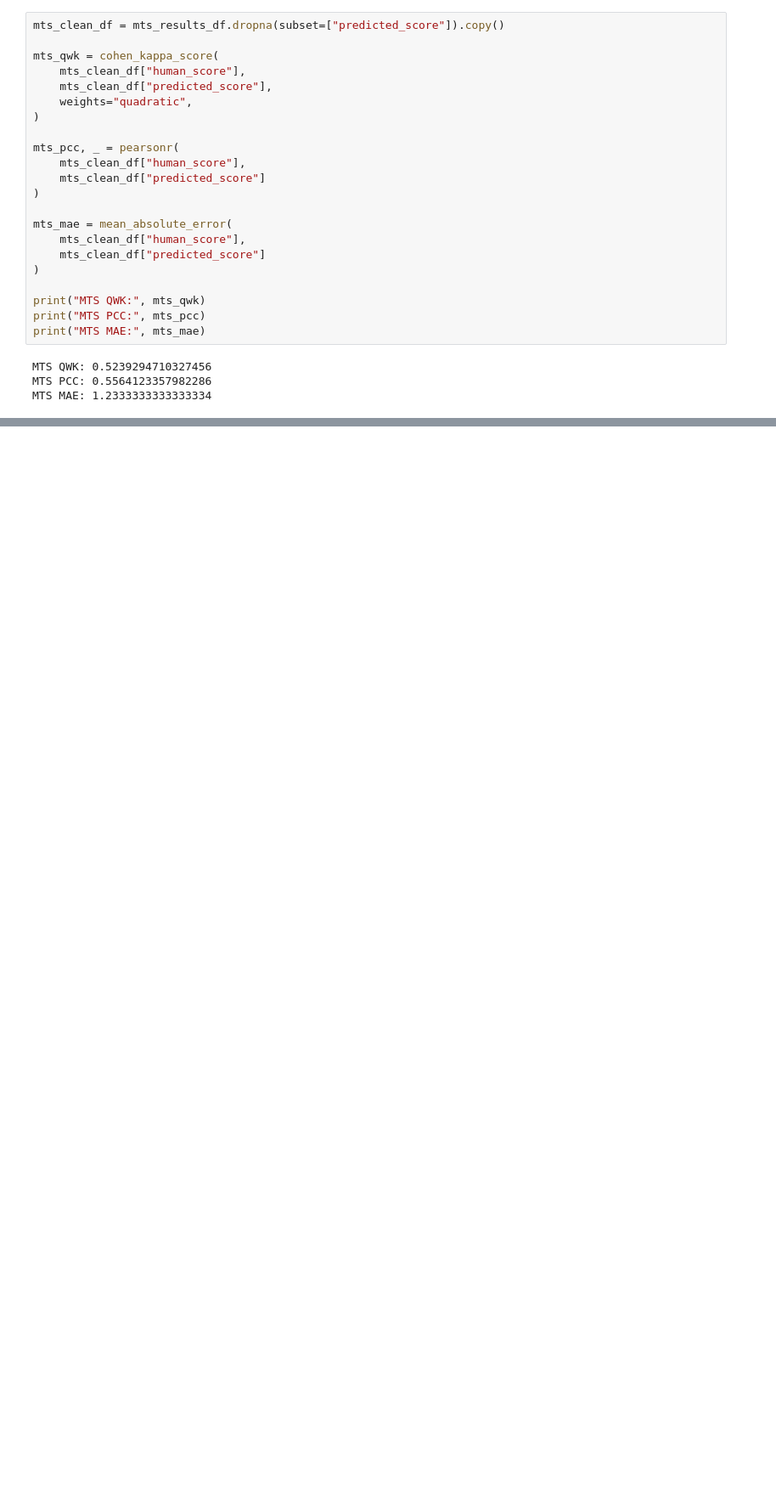
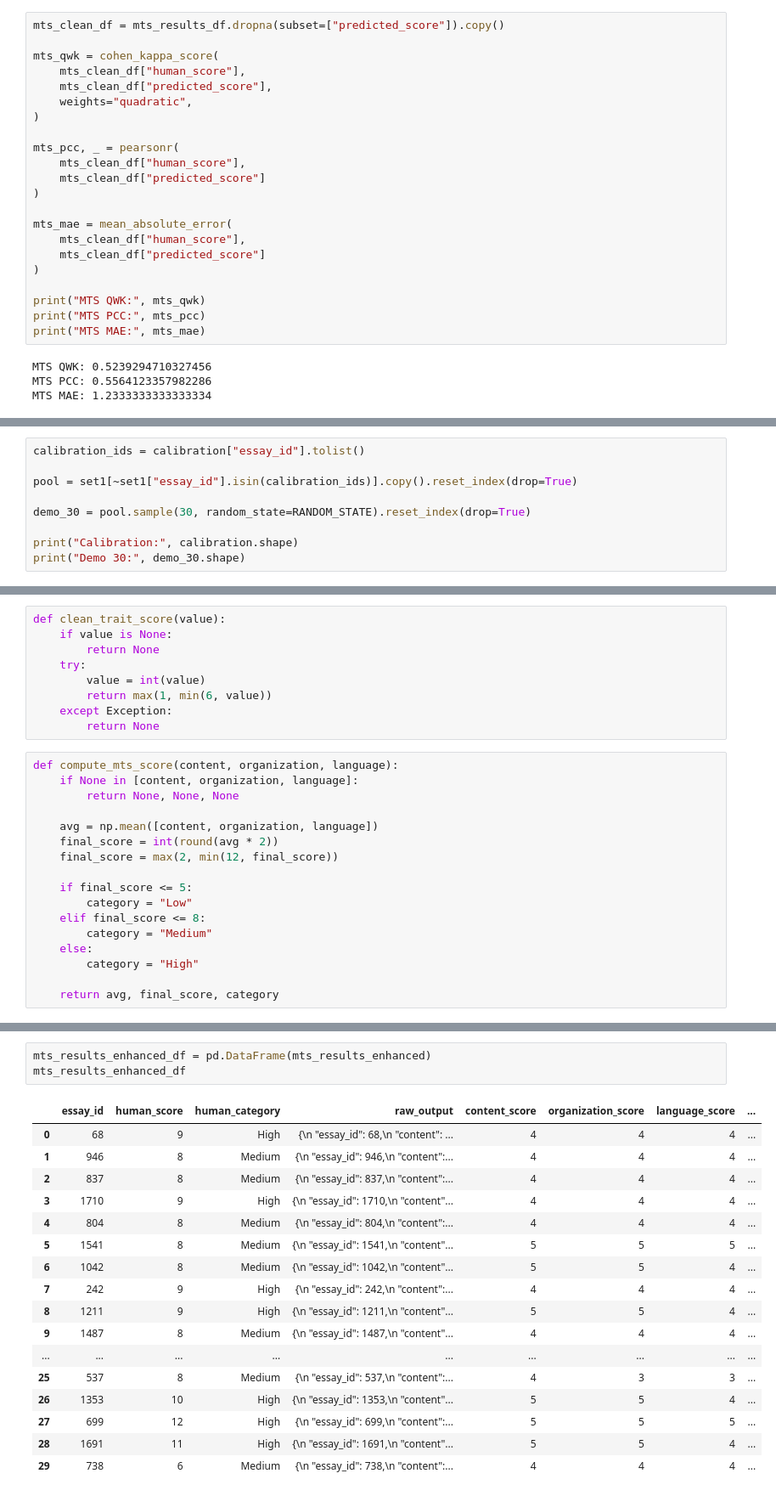
Before and after one commit to MalakSalehh/Thesis-datasets, a Jupyter notebook: CLEAN_TRIALtitled1.ipynb, the cells around one changed output, grey strips where cells are left out. Shown at 85% size. Drawn from its saved outputs; the diff is of its cells as text; blank space fills up the shorter version.

```diff
--- a/CLEAN_TRIALtitled1.ipynb
+++ b/CLEAN_TRIALtitled1.ipynb
@@ -534,0 +586,9 @@ MTS MAE: 1.2333333333333334
+# %%
+calibration_ids = calibration["essay_id"].tolist()
+
+pool = set1[~set1["essay_id"].isin(calibration_ids)].copy().reset_index(drop=True)
+
+demo_30 = pool.sample(30, random_state=RANDOM_STATE).reset_index(drop=True)
+
+print("Calibration:", calibration.shape)
+print("Demo 30:", demo_30.shape)
@@ -534,0 +713,26 @@ MTS MAE: 1.2333333333333334
+# %%
+def clean_trait_score(value):
+    if value is None:
+        return None
+    try:
+        value = int(value)
+        return max(1, min(6, value))
+    except Exception:
+        return None
+# %%
+def compute_mts_score(content, organization, language):
+    if None in [content, organization, language]:
+        return None, None, None
+
+    avg = np.mean([content, organization, language])
+    final_score = int(round(avg * 2))
+    final_score = max(2, min(12, final_score))
+
+    if final_score <= 5:
+        category = "Low"
+    elif final_score <= 8:
+        category = "Medium"
+    else:
+        category = "High"
+
+    return avg, final_score, category
@@ -534,0 +816,21 @@ MTS MAE: 1.2333333333333334
+# %%
+mts_results_enhanced_df = pd.DataFrame(mts_results_enhanced)
+mts_results_enhanced_df
+# %% [output]
+|  | essay_id | human_score | human_category | raw_output | content_score | organization_score | language_score | ... |
+| 0 | 68 | 9 | High | {\n "essay_id": 68,\n "content": ... | 4 | 4 | 4 | ... |
+| 1 | 946 | 8 | Medium | {\n "essay_id": 946,\n "content":... | 4 | 4 | 4 | ... |
+| 2 | 837 | 8 | Medium | {\n "essay_id": 837,\n "content":... | 4 | 4 | 4 | ... |
+| 3 | 1710 | 9 | High | {\n "essay_id": 1710,\n "content"... | 4 | 4 | 4 | ... |
+| 4 | 804 | 8 | Medium | {\n "essay_id": 804,\n "content":... | 4 | 4 | 4 | ... |
+| 5 | 1541 | 8 | Medium | {\n "essay_id": 1541,\n "content"... | 5 | 5 | 5 | ... |
+| 6 | 1042 | 8 | Medium | {\n "essay_id": 1042,\n "content"... | 5 | 5 | 4 | ... |
+| 7 | 242 | 9 | High | {\n "essay_id": 242,\n "content":... | 4 | 4 | 4 | ... |
+| 8 | 1211 | 9 | High | {\n "essay_id": 1211,\n "content"... | 5 | 5 | 4 | ... |
+| 9 | 1487 | 8 | Medium | {\n "essay_id": 1487,\n "content"... | 4 | 4 | 4 | ... |
+| ... | ... | ... | ... | ... | ... | ... | ... | ... |
+| 25 | 537 | 8 | Medium | {\n "essay_id": 537,\n "content":... | 4 | 3 | 3 | ... |
+| 26 | 1353 | 10 | High | {\n "essay_id": 1353,\n "content"... | 5 | 5 | 4 | ... |
+| 27 | 699 | 12 | High | {\n "essay_id": 699,\n "content":... | 5 | 5 | 5 | ... |
+| 28 | 1691 | 11 | High | {\n "essay_id": 1691,\n "content"... | 5 | 5 | 4 | ... |
+| 29 | 738 | 6 | Medium | {\n "essay_id": 738,\n "content":... | 4 | 4 | 4 | ... |
```
Also changed, not shown: parts of 11 cells of this notebook.
